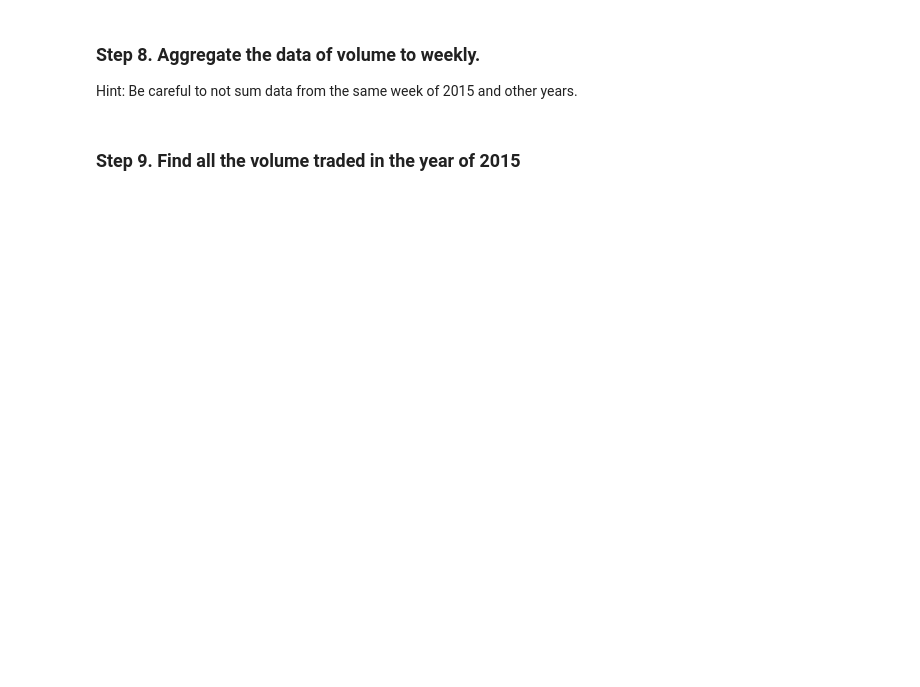
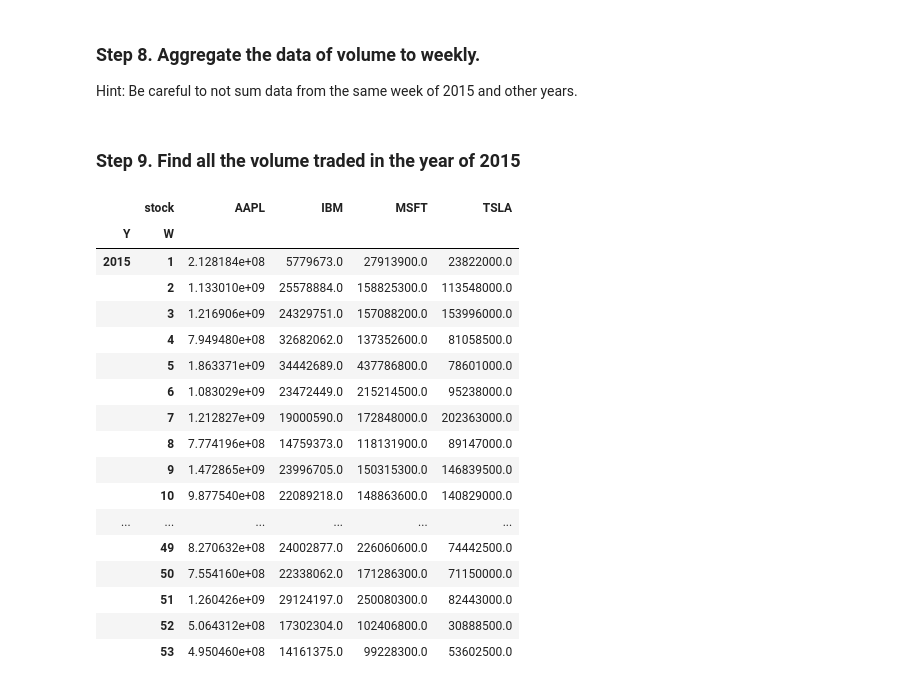
Before and after one commit to zhiyixu/pandas_exercises, a Jupyter notebook: 09_Time_Series/Getting_Financial_Data/Exercises.ipynb, the cells around one changed output. Cells and saved outputs as stored; diff of their text form; code cells hidden in the pictures; blank space fills up the shorter version.

```diff
--- a/09_Time_Series/Getting_Financial_Data/Exercises.ipynb
+++ b/09_Time_Series/Getting_Financial_Data/Exercises.ipynb
@@ -92,3 +105,5 @@ Index(['High', 'Low', 'Open', 'Close', 'Volume', 'Adj Close', 'stock', 'Date'],
 # %%
 vol = df_stock[["Volume"]]
 vol.head()
+vol = vol.reset_index()
+vol["Date"] = vol["Date"].astype("datetime64[D]")
@@ -103,5 +110,33 @@ vol.head()
 # %% [markdown]
 ### Step 8. Aggregate the data of volume to weekly.
 Hint: Be careful to not sum data from the same week of 2015 and other years.
+# %%
+
+vol["W"] = vol.Date.dt.isocalendar().week
+vol["Y"] = vol.Date.dt.year
+
+
+pvt = pd.pivot_table(vol, values='Volume', index=["Y","W"],columns=['stock'], aggfunc=np.sum)
 # %% [markdown]
 ### Step 9. Find all the volume traded in the year of 2015
+# %%
+pvt.loc[(2015,slice(None)),:]
+# %% [output]
+|  | stock | AAPL | IBM | MSFT | TSLA |
+| Y | W |  |  |  |  |
+| 2015 | 1 | 2.128184e+08 | 5779673.0 | 27913900.0 | 23822000.0 |
+|  | 2 | 1.133010e+09 | 25578884.0 | 158825300.0 | 113548000.0 |
+|  | 3 | 1.216906e+09 | 24329751.0 | 157088200.0 | 153996000.0 |
+|  | 4 | 7.949480e+08 | 32682062.0 | 137352600.0 | 81058500.0 |
+|  | 5 | 1.863371e+09 | 34442689.0 | 437786800.0 | 78601000.0 |
+|  | 6 | 1.083029e+09 | 23472449.0 | 215214500.0 | 95238000.0 |
+|  | 7 | 1.212827e+09 | 19000590.0 | 172848000.0 | 202363000.0 |
+|  | 8 | 7.774196e+08 | 14759373.0 | 118131900.0 | 89147000.0 |
+|  | 9 | 1.472865e+09 | 23996705.0 | 150315300.0 | 146839500.0 |
+|  | 10 | 9.877540e+08 | 22089218.0 | 148863600.0 | 140829000.0 |
+| ... | ... | ... | ... | ... | ... |
+|  | 49 | 8.270632e+08 | 24002877.0 | 226060600.0 | 74442500.0 |
+|  | 50 | 7.554160e+08 | 22338062.0 | 171286300.0 | 71150000.0 |
+|  | 51 | 1.260426e+09 | 29124197.0 | 250080300.0 | 82443000.0 |
+|  | 52 | 5.064312e+08 | 17302304.0 | 102406800.0 | 30888500.0 |
+|  | 53 | 4.950460e+08 | 14161375.0 | 99228300.0 | 53602500.0 |
```
Also changed, not shown: parts of 3 cells of this notebook, 2 other files.
